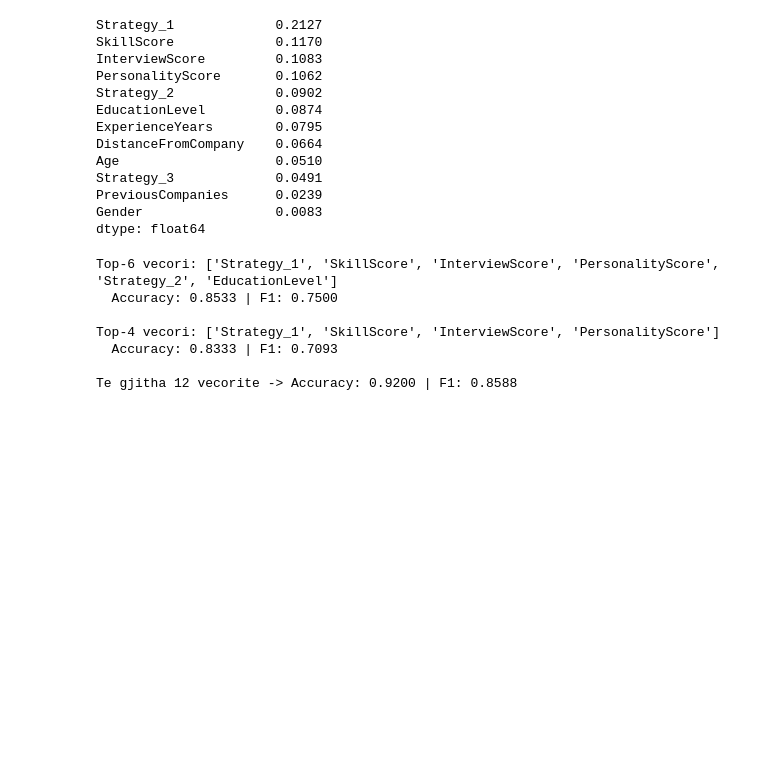
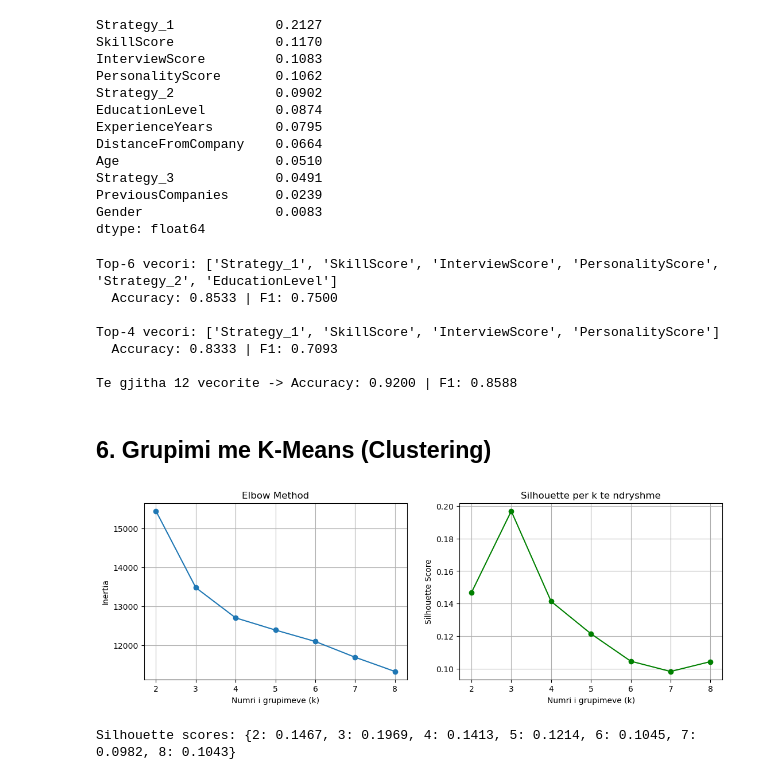
Before and after one commit to ArdianAsani/jobmatch-ml, a Jupyter notebook: notebooks/jobmatch_ml.ipynb, the cells around one changed output. Saved outputs shown, nothing was run; the diff lists cells and outputs as text; code cells hidden in the pictures; blank space fills up the shorter version.

Commit message:
Shtimi i grupimit me K-Means

```diff
--- a/notebooks/jobmatch_ml.ipynb
+++ b/notebooks/jobmatch_ml.ipynb
@@ -533,3 +533,35 @@ Top-4 vecori: ['Strategy_1', 'SkillScore', 'InterviewScore', 'PersonalityScore']
   Accuracy: 0.8333 | F1: 0.7093
 
 Te gjitha 12 vecorite -> Accuracy: 0.9200 | F1: 0.8588
+# %% [markdown]
+## 6. Grupimi me K-Means (Clustering)
+# %%
+# 30. K-Means: zgjedhja e numrit te grupimeve (elbow method + silhouette)
+from sklearn.cluster import KMeans
+from sklearn.metrics import silhouette_score, adjusted_rand_score
+from sklearn.decomposition import PCA
+
+# Heqim etiketat - clustering punon pa to. Perdorim te dhenat e skaluara te plota
+X_cluster = StandardScaler().fit_transform(X)
+
+inertia, silhouettes = [], []
+k_values = range(2, 9)
+for k in k_values:
+    km = KMeans(n_clusters=k, n_init=10, random_state=42)
+    labels_k = km.fit_predict(X_cluster)
+    inertia.append(km.inertia_)
+    silhouettes.append(silhouette_score(X_cluster, labels_k))
+
+fig, axes = plt.subplots(1, 2, figsize=(13, 4))
+axes[0].plot(k_values, inertia, 'o-')
+axes[0].set_xlabel('Numri i grupimeve (k)'); axes[0].set_ylabel('Inertia')
+axes[0].set_title('Elbow Method'); axes[0].grid(True)
+axes[1].plot(k_values, silhouettes, 'o-', color='green')
+axes[1].set_xlabel('Numri i grupimeve (k)'); axes[1].set_ylabel('Silhouette Score')
+axes[1].set_title('Silhouette per k te ndryshme'); axes[1].grid(True)
+plt.show()
+
+print("Silhouette scores:", dict(zip(k_values, [round(s, 4) for s in silhouettes])))
+# %% [output]
+[figure, added]
+Silhouette scores: {2: 0.1467, 3: 0.1969, 4: 0.1413, 5: 0.1214, 6: 0.1045, 7: 0.0982, 8: 0.1043}
```
Also changed, not shown: parts of 2 cells of this notebook.
